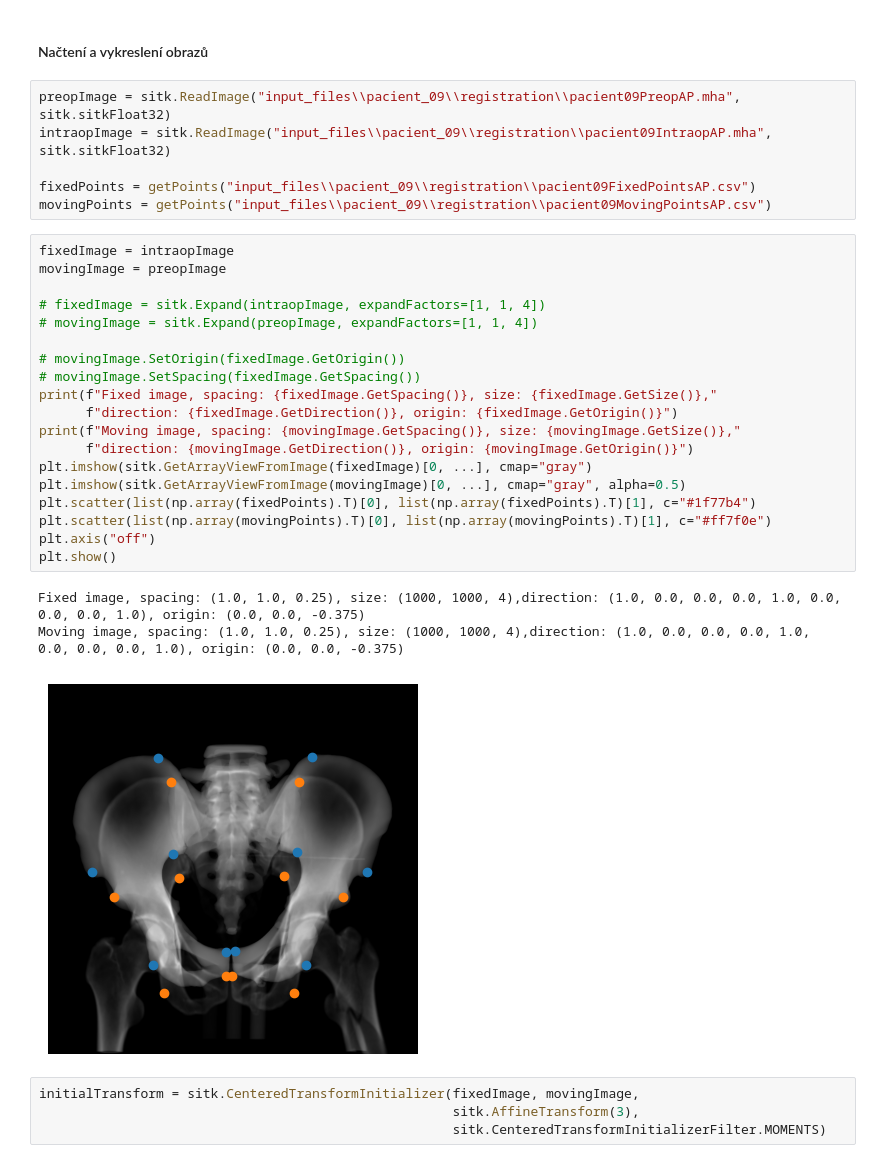
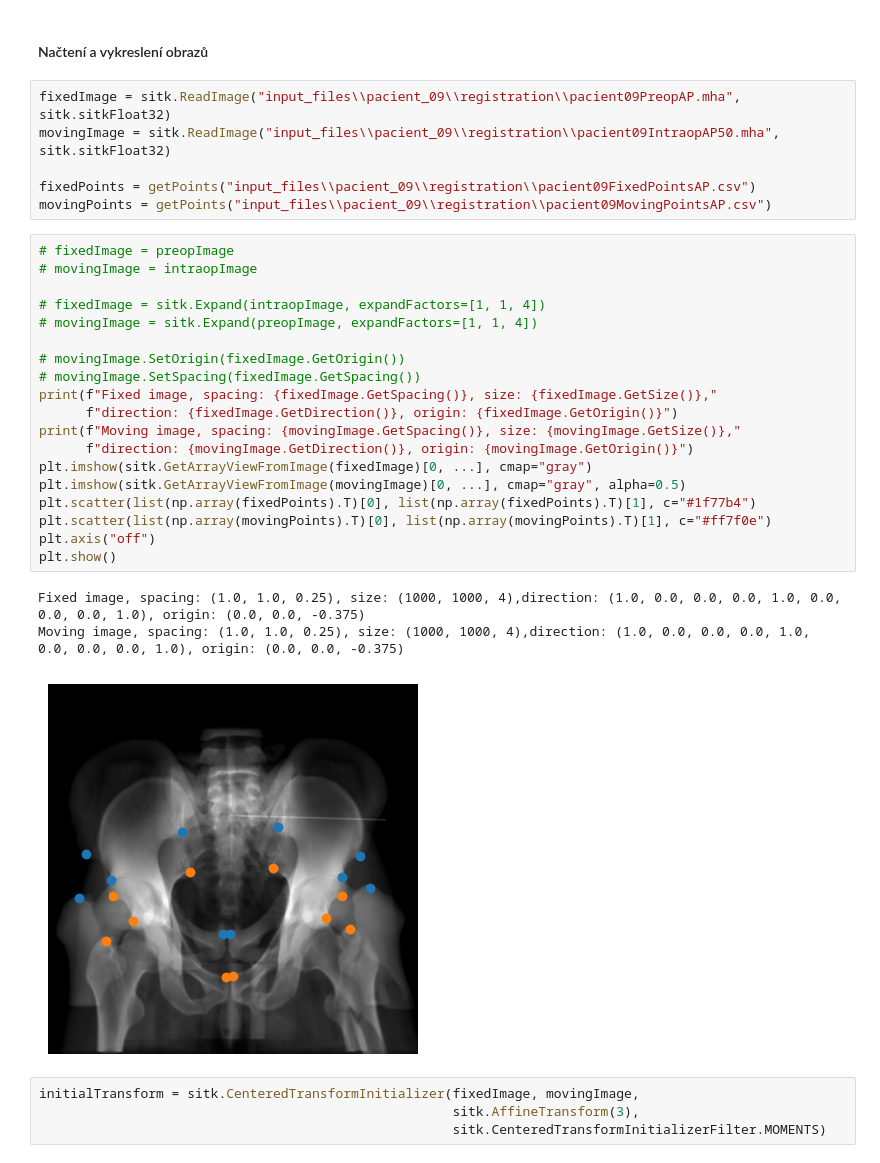
Before and after one commit to Vojtech-Benda/ca_isf, a Jupyter notebook: sitkRegistration.ipynb, the cells around one changed output. Cells and saved outputs as stored; diff of their text form.

```diff
--- a/sitkRegistration.ipynb
+++ b/sitkRegistration.ipynb
@@ -146,34 +146,34 @@ def plotRegistrationErrors():
 # %% [markdown]
 #### Načtení a vykreslení obrazů
 # %%
-preopImage = sitk.ReadImage("input_files\\pacient_09\\registration\\pacient09PreopAP.mha", sitk.sitkFloat32)
-intraopImage = sitk.ReadImage("input_files\\pacient_09\\registration\\pacient09IntraopAP.mha", sitk.sitkFloat32)
+fixedImage = sitk.ReadImage("input_files\\pacient_09\\registration\\pacient09PreopAP.mha", sitk.sitkFloat32)
+movingImage = sitk.ReadImage("input_files\\pacient_09\\registration\\pacient09IntraopAP50.mha", sitk.sitkFloat32)
 
 fixedPoints = getPoints("input_files\\pacient_09\\registration\\pacient09FixedPointsAP.csv")
 movingPoints = getPoints("input_files\\pacient_09\\registration\\pacient09MovingPointsAP.csv")
 # %%
-fixedImage = intraopImage
-movingImage = preopImage
+# fixedImage = preopImage
+# movingImage = intraopImage
 
 # fixedImage = sitk.Expand(intraopImage, expandFactors=[1, 1, 4])
 # movingImage = sitk.Expand(preopImage, expandFactors=[1, 1, 4])
 
 # movingImage.SetOrigin(fixedImage.GetOrigin())
 # movingImage.SetSpacing(fixedImage.GetSpacing())
 print(f"Fixed image, spacing: {fixedImage.GetSpacing()}, size: {fixedImage.GetSize()},"
       f"direction: {fixedImage.GetDirection()}, origin: {fixedImage.GetOrigin()}")
 print(f"Moving image, spacing: {movingImage.GetSpacing()}, size: {movingImage.GetSize()},"
       f"direction: {movingImage.GetDirection()}, origin: {movingImage.GetOrigin()}")
 plt.imshow(sitk.GetArrayViewFromImage(fixedImage)[0, ...], cmap="gray")
 plt.imshow(sitk.GetArrayViewFromImage(movingImage)[0, ...], cmap="gray", alpha=0.5)
 plt.scatter(list(np.array(fixedPoints).T)[0], list(np.array(fixedPoints).T)[1], c="#1f77b4")
 plt.scatter(list(np.array(movingPoints).T)[0], list(np.array(movingPoints).T)[1], c="#ff7f0e")
 plt.axis("off")
 plt.show()
 # %% [output]
 Fixed image, spacing: (1.0, 1.0, 0.25), size: (1000, 1000, 4),direction: (1.0, 0.0, 0.0, 0.0, 1.0, 0.0, 0.0, 0.0, 1.0), origin: (0.0, 0.0, -0.375)
 Moving image, spacing: (1.0, 1.0, 0.25), size: (1000, 1000, 4),direction: (1.0, 0.0, 0.0, 0.0, 1.0, 0.0, 0.0, 0.0, 1.0), origin: (0.0, 0.0, -0.375)
-[figure, old version]
+[figure, new version]
 # %%
 initialTransform = sitk.CenteredTransformInitializer(fixedImage, movingImage,
                                                      sitk.AffineTransform(3),
```
Also changed, not shown: parts of 10 cells of this notebook, 3 other files.
